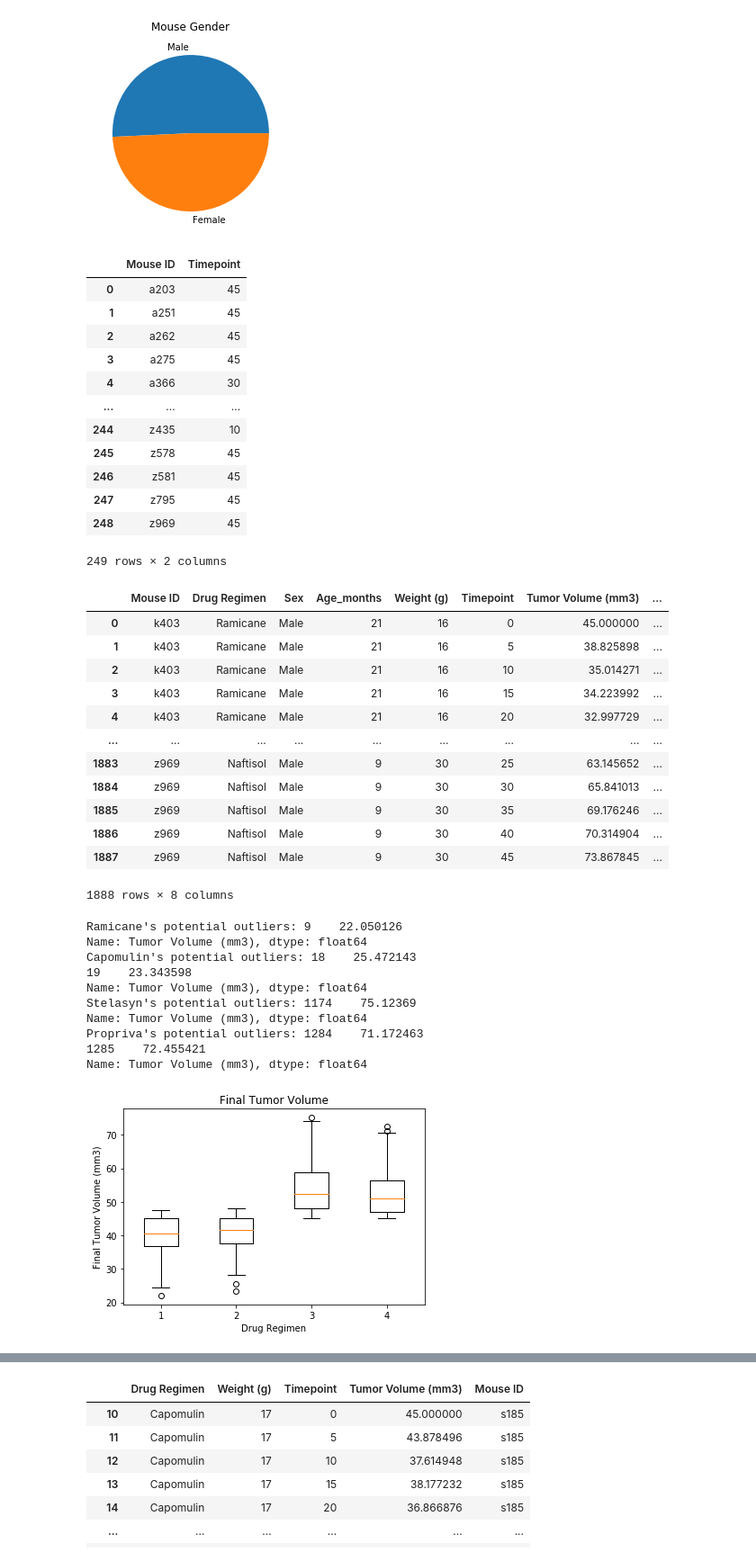
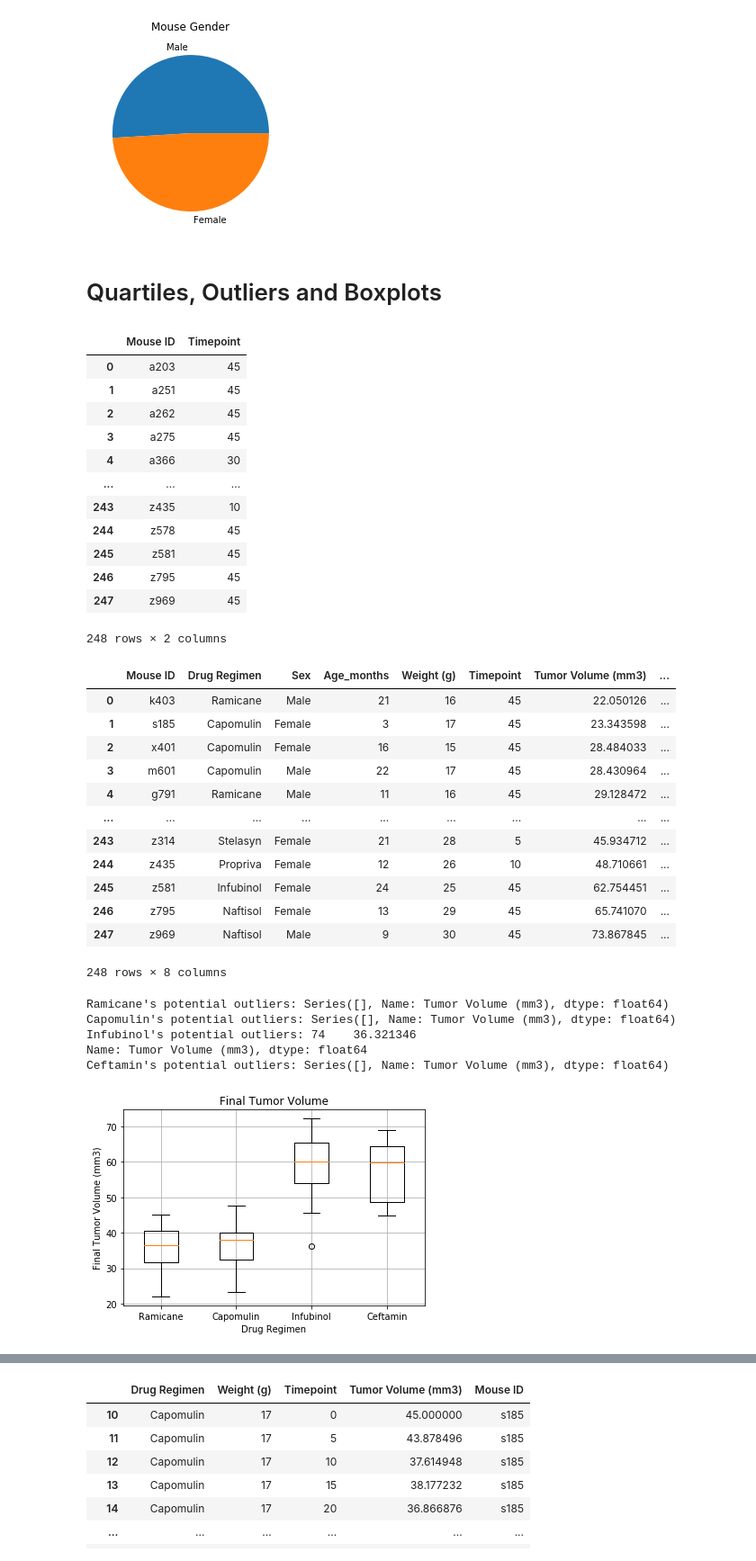
Before and after one commit to gotar1/Pymaceuticals, a Jupyter notebook: Pymaceuticals/pymaceuticals.ipynb, the cells around one changed output, grey strips where cells are left out. Shown: that part at 90% size. Saved outputs shown, nothing was run; the diff lists cells and outputs as text; code cells hidden in the pictures.

```diff
--- a/Pymaceuticals/pymaceuticals.ipynb
+++ b/Pymaceuticals/pymaceuticals.ipynb
@@ -38,6 +37,6 @@ number_of_mice
 # %% [output]
 249
 # %%
-duplicated_mice_id = combined_study_data[combined_study_data.duplicated(['Mouse ID', 'Timepoint'])]
-duplicated_mice_id.shape
+duplicated_mice_id = combined_study_data[combined_study_data.duplicated(['Mouse ID', 'Timepoint'])]['Mouse ID'].unique()
+duplicated_mice_id
 # %% [output]
@@ -45,5 +44,5 @@ duplicated_mice_id.shape
 # %%
-clean_combined_data = combined_study_data.drop_duplicates(subset=['Mouse ID', 'Timepoint'])
+clean_combined_data = combined_study_data[combined_study_data['Mouse ID'].isin(duplicated_mice_id) == False]
 clean_combined_data
 # %% [output]
 |  | Mouse ID | Drug Regimen | Sex | Age_months | Weight (g) | Timepoint | Tumor Volume (mm3) | ... |
@@ -184,6 +186,8 @@ plt.title('Mouse Gender')
 plt.show()
 # %% [output]
 [figure]
+# %% [markdown]
+# Quartiles, Outliers and Boxplots
 # %%
 max_df = clean_combined_data.groupby('Mouse ID')['Timepoint'].max().reset_index()
 max_df
@@ -195,32 +199,32 @@ max_df
 | 3 | a275 | 45 |
 | 4 | a366 | 30 |
 | ... | ... | ... |
-| 244 | z435 | 10 |
-| 245 | z578 | 45 |
-| 246 | z581 | 45 |
-| 247 | z795 | 45 |
-| 248 | z969 | 45 |
+| 243 | z435 | 10 |
+| 244 | z578 | 45 |
+| 245 | z581 | 45 |
+| 246 | z795 | 45 |
+| 247 | z969 | 45 |
-249 rows × 2 columns
+248 rows × 2 columns
 # %%
-max_merge = clean_combined_data.merge(max_df, on=['Mouse ID', 'Timepoint'], how="left")
+max_merge = clean_combined_data.merge(max_df, on=['Mouse ID', 'Timepoint'])
 max_merge
 # %% [output]
 |  | Mouse ID | Drug Regimen | Sex | Age_months | Weight (g) | Timepoint | Tumor Volume (mm3) | ... |
-| 0 | k403 | Ramicane | Male | 21 | 16 | 0 | 45.000000 | ... |
-| 1 | k403 | Ramicane | Male | 21 | 16 | 5 | 38.825898 | ... |
-| 2 | k403 | Ramicane | Male | 21 | 16 | 10 | 35.014271 | ... |
-| 3 | k403 | Ramicane | Male | 21 | 16 | 15 | 34.223992 | ... |
-| 4 | k403 | Ramicane | Male | 21 | 16 | 20 | 32.997729 | ... |
+| 0 | k403 | Ramicane | Male | 21 | 16 | 45 | 22.050126 | ... |
+| 1 | s185 | Capomulin | Female | 3 | 17 | 45 | 23.343598 | ... |
+| 2 | x401 | Capomulin | Female | 16 | 15 | 45 | 28.484033 | ... |
+| 3 | m601 | Capomulin | Male | 22 | 17 | 45 | 28.430964 | ... |
+| 4 | g791 | Ramicane | Male | 11 | 16 | 45 | 29.128472 | ... |
 | ... | ... | ... | ... | ... | ... | ... | ... | ... |
-| 1883 | z969 | Naftisol | Male | 9 | 30 | 25 | 63.145652 | ... |
-| 1884 | z969 | Naftisol | Male | 9 | 30 | 30 | 65.841013 | ... |
-| 1885 | z969 | Naftisol | Male | 9 | 30 | 35 | 69.176246 | ... |
-| 1886 | z969 | Naftisol | Male | 9 | 30 | 40 | 70.314904 | ... |
-| 1887 | z969 | Naftisol | Male | 9 | 30 | 45 | 73.867845 | ... |
+| 243 | z314 | Stelasyn | Female | 21 | 28 | 5 | 45.934712 | ... |
+| 244 | z435 | Propriva | Female | 12 | 26 | 10 | 48.710661 | ... |
+| 245 | z581 | Infubinol | Female | 24 | 25 | 45 | 62.754451 | ... |
+| 246 | z795 | Naftisol | Female | 13 | 29 | 45 | 65.741070 | ... |
+| 247 | z969 | Naftisol | Male | 9 | 30 | 45 | 73.867845 | ... |
-1888 rows × 8 columns
+248 rows × 8 columns
 # %%
 # treatments_list = max_merge['Drug Regimen'].unique()
-treatments_list = ['Ramicane', 'Capomulin', 'Stelasyn', 'Propriva']
+treatments_list = ['Ramicane', 'Capomulin', 'Infubinol', 'Ceftamin']
 tumor_vol_list = []
 for drug in treatments_list:
     final_tumor_vol = max_merge.loc[max_merge['Drug Regimen'] == drug, 'Tumor Volume (mm3)']
@@ -234,23 +238,18 @@ for drug in treatments_list:
     outliers = final_tumor_vol.loc[( final_tumor_vol < lower_bound)|( final_tumor_vol > upper_bound)]
     print(f"{drug}'s potential outliers: {outliers}")
 # %% [output]
-Ramicane's potential outliers: 9    22.050126
+Ramicane's potential outliers: Series([], Name: Tumor Volume (mm3), dtype: float64)
+Capomulin's potential outliers: Series([], Name: Tumor Volume (mm3), dtype: float64)
+Infubinol's potential outliers: 74    36.321346
 Name: Tumor Volume (mm3), dtype: float64
-Capomulin's potential outliers: 18    25.472143
-19    23.343598
-Name: Tumor Volume (mm3), dtype: float64
-Stelasyn's potential outliers: 1174    75.12369
-Name: Tumor Volume (mm3), dtype: float64
-Propriva's potential outliers: 1284    71.172463
-1285    72.455421
-Name: Tumor Volume (mm3), dtype: float64
+Ceftamin's potential outliers: Series([], Name: Tumor Volume (mm3), dtype: float64)
 # %%
-fig, ax = plt.subplots()
-ax.boxplot(tumor_vol_list)
-ax.set_title('Final Tumor Volume')
-ax.set_ylabel('Final Tumor Volume (mm3)')
-ax.set_xlabel('Drug Regimen')
-
+plt.boxplot(tumor_vol_list)
+plt.title('Final Tumor Volume')
+plt.ylabel('Final Tumor Volume (mm3)')
+plt.xlabel('Drug Regimen')
+plt.grid()
+plt.xticks([1, 2, 3, 4], ['Ramicane', 'Capomulin', 'Infubinol', 'Ceftamin'])
 plt.show()
 # %% [output]
-[figure, old version]
+[figure, new version]
```
Also changed, not shown: parts of 20 cells of this notebook.
